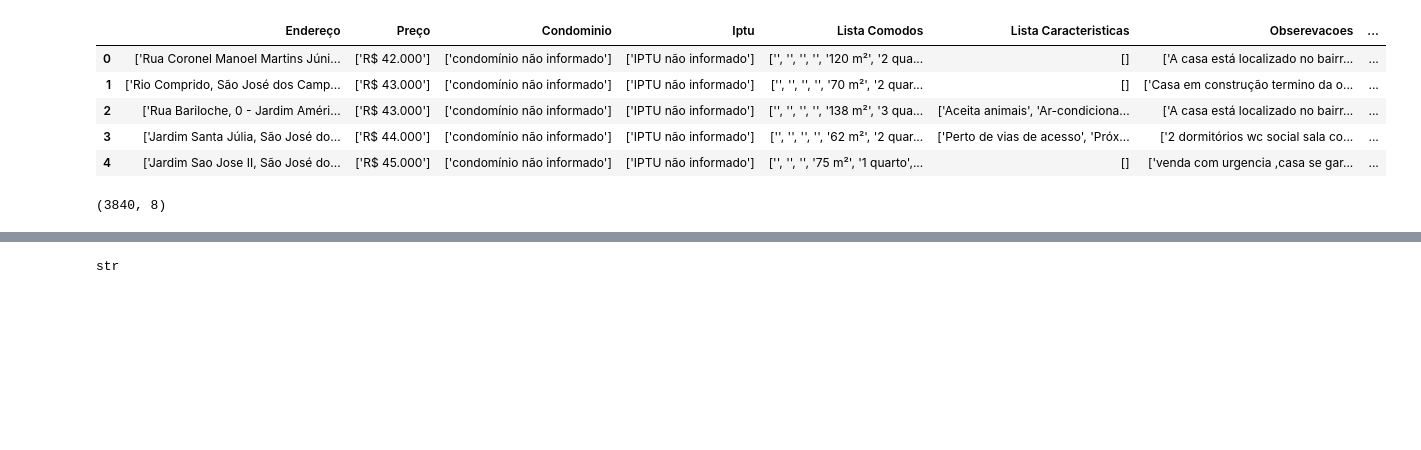
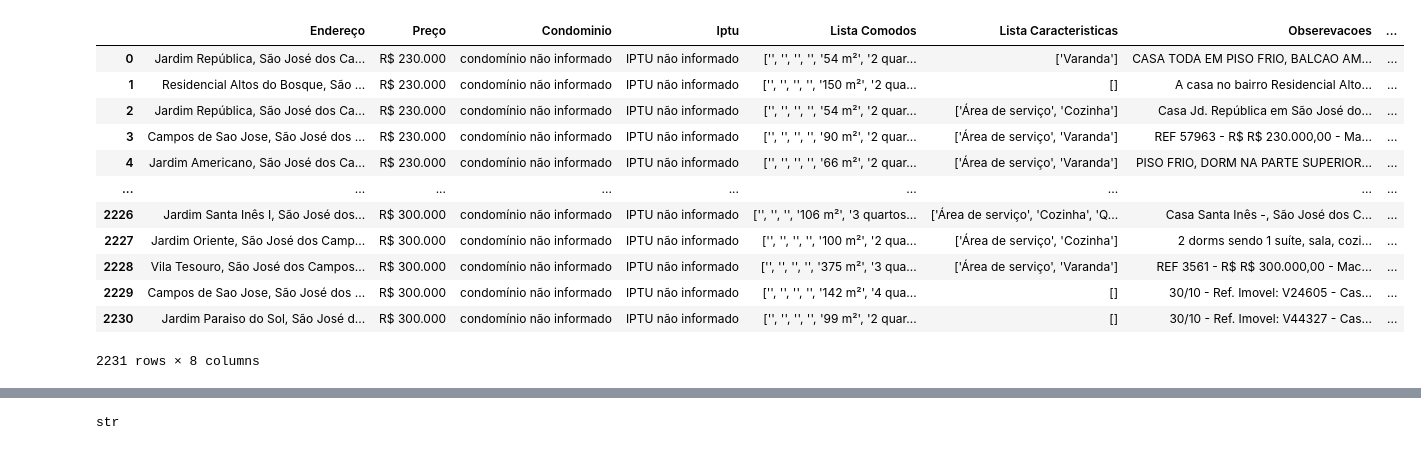
Before and after one commit to jpnune/estudo-imoveis-sao-jose-dos-campos, a Jupyter notebook: web scrapping imoveis zap/limpeza_e_tratamento_dados.ipynb, the cells around one changed output, grey strips where cells are left out. Saved outputs shown, nothing was run; the diff lists cells and outputs as text; code cells hidden in the pictures; blank space fills up the shorter version.

```diff
--- a/web scrapping imoveis zap/limpeza_e_tratamento_dados.ipynb
+++ b/web scrapping imoveis zap/limpeza_e_tratamento_dados.ipynb
@@ -3,16 +3,19 @@ import pandas as pd
 import re
 # %%
 # importando e verificando a tabela
-df = pd.read_csv('tabela_imoveis_raw_12_3_2022.csv')
-df.head()
+df = pd.read_csv('tabela_imoveis_raw2_15_3_2022.csv')
+df
 # %% [output]
 |  | Endereço | Preço | Condominio | Iptu | Lista Comodos | Lista Caracteristicas | Obserevacoes | ... |
-| 0 | ['Rua Coronel Manoel Martins Júni... | ['R$ 42.000'] | ['condomínio não informado'] | ['IPTU não informado'] | ['', '', '', '', '120 m²', '2 qua... | [] | ['A casa está localizado no bairr... | ... |
-| 1 | ['Rio Comprido, São José dos Camp... | ['R$ 43.000'] | ['condomínio não informado'] | ['IPTU não informado'] | ['', '', '', '', '70 m²', '2 quar... | [] | ['Casa em construção termino da o... | ... |
-| 2 | ['Rua Bariloche, 0 - Jardim Améri... | ['R$ 43.000'] | ['condomínio não informado'] | ['IPTU não informado'] | ['', '', '', '', '138 m²', '3 qua... | ['Aceita animais', 'Ar-condiciona... | ['A casa está localizado no bairr... | ... |
-| 3 | ['Jardim Santa Júlia, São José do... | ['R$ 44.000'] | ['condomínio não informado'] | ['IPTU não informado'] | ['', '', '', '', '62 m²', '2 quar... | ['Perto de vias de acesso', 'Próx... | ['2 dormitórios wc social sala co... | ... |
-| 4 | ['Jardim Sao Jose II, São José do... | ['R$ 45.000'] | ['condomínio não informado'] | ['IPTU não informado'] | ['', '', '', '75 m²', '1 quarto',... | [] | ['venda com urgencia ,casa se gar... | ... |
+| 0 | Jardim República, São José dos Ca... | R$ 230.000 | condomínio não informado | IPTU não informado | ['', '', '', '', '54 m²', '2 quar... | ['Varanda'] | CASA TODA EM PISO FRIO, BALCAO AM... | ... |
+| 1 | Residencial Altos do Bosque, São ... | R$ 230.000 | condomínio não informado | IPTU não informado | ['', '', '', '', '150 m²', '2 qua... | [] | A casa no bairro Residencial Alto... | ... |
+| 2 | Jardim República, São José dos Ca... | R$ 230.000 | condomínio não informado | IPTU não informado | ['', '', '', '', '54 m²', '2 quar... | ['Área de serviço', 'Cozinha'] | Casa Jd. República em São José do... | ... |
+| 3 | Campos de Sao Jose, São José dos ... | R$ 230.000 | condomínio não informado | IPTU não informado | ['', '', '', '', '90 m²', '2 quar... | ['Área de serviço', 'Varanda'] | REF 57963 - R$ R$ 230.000,00 - Ma... | ... |
+| 4 | Jardim Americano, São José dos Ca... | R$ 230.000 | condomínio não informado | IPTU não informado | ['', '', '', '', '66 m²', '2 quar... | ['Área de serviço', 'Varanda'] | PISO FRIO, DORM NA PARTE SUPERIOR... | ... |
+| ... | ... | ... | ... | ... | ... | ... | ... | ... |
+| 2226 | Jardim Santa Inês I, São José dos... | R$ 300.000 | condomínio não informado | IPTU não informado | ['', '', '', '106 m²', '3 quartos... | ['Área de serviço', 'Cozinha', 'Q... | Casa Santa Inês -, São José dos C... | ... |
+| 2227 | Jardim Oriente, São José dos Camp... | R$ 300.000 | condomínio não informado | IPTU não informado | ['', '', '', '', '100 m²', '2 qua... | ['Área de serviço', 'Cozinha'] | 2 dorms sendo 1 suíte, sala, cozi... | ... |
+| 2228 | Vila Tesouro, São José dos Campos... | R$ 300.000 | condomínio não informado | IPTU não informado | ['', '', '', '', '375 m²', '3 qua... | ['Área de serviço', 'Varanda'] | REF 3561 - R$ R$ 300.000,00 - Mac... | ... |
+| 2229 | Campos de Sao Jose, São José dos ... | R$ 300.000 | condomínio não informado | IPTU não informado | ['', '', '', '', '142 m²', '4 qua... | [] | 30/10 - Ref. Imovel: V24605 - Cas... | ... |
+| 2230 | Jardim Paraiso do Sol, São José d... | R$ 300.000 | condomínio não informado | IPTU não informado | ['', '', '', '', '99 m²', '2 quar... | [] | 30/10 - Ref. Imovel: V44327 - Cas... | ... |
+2231 rows × 8 columns
-# %%
-df.shape
-# %% [output]
-(3840, 8)
```
Also changed, not shown: parts of 35 cells of this notebook, 4 other files.
